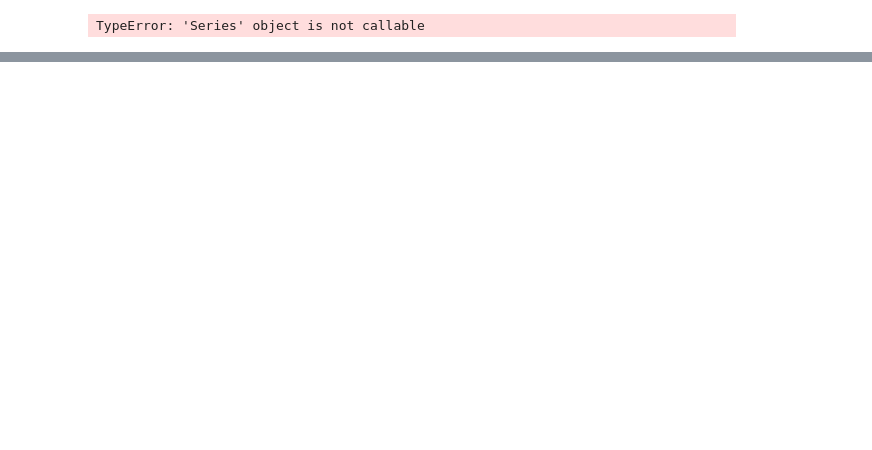
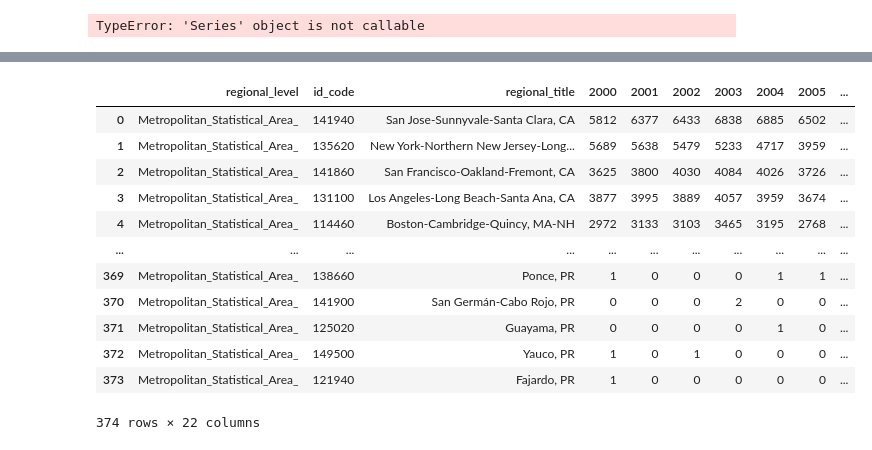
Before and after one commit to 107SBakst/107SBakst.github.io, a Jupyter notebook: Python/Project_chart2.ipynb, the cells around one changed output, grey strips where cells are left out. Saved outputs shown, nothing was run; the diff lists cells and outputs as text; code cells hidden in the pictures; blank space fills up the shorter version.

```diff
--- a/Python/Project_chart2.ipynb
+++ b/Python/Project_chart2.ipynb
@@ -266,0 +358,21 @@ TypeError: ufunc 'bitwise_and' not supported for the input types, and the inputs
+# %%
+dfip[['city_name', 'state_code']] = dfip['regional_title'].str.split(',',1,expand=True)
+dfip['regional_level'] = dfip['regional_level'].str.replace(' ','_')
+metroip = dfip[dfip['regional_level'] == 'Metropolitan_Statistical_Area_']
+
+metroip = metroip[0:374] # This is to drop the row that totals all MSA rows.
+metroip
+# %% [output]
+|  | regional_level | id_code | regional_title | 2000 | 2001 | 2002 | 2003 | 2004 | 2005 | ... |
+| 0 | Metropolitan_Statistical_Area_ | 141940 | San Jose-Sunnyvale-Santa Clara, CA | 5812 | 6377 | 6433 | 6838 | 6885 | 6502 | ... |
+| 1 | Metropolitan_Statistical_Area_ | 135620 | New York-Northern New Jersey-Long... | 5689 | 5638 | 5479 | 5233 | 4717 | 3959 | ... |
+| 2 | Metropolitan_Statistical_Area_ | 141860 | San Francisco-Oakland-Fremont, CA | 3625 | 3800 | 4030 | 4084 | 4026 | 3726 | ... |
+| 3 | Metropolitan_Statistical_Area_ | 131100 | Los Angeles-Long Beach-Santa Ana, CA | 3877 | 3995 | 3889 | 4057 | 3959 | 3674 | ... |
+| 4 | Metropolitan_Statistical_Area_ | 114460 | Boston-Cambridge-Quincy, MA-NH | 2972 | 3133 | 3103 | 3465 | 3195 | 2768 | ... |
+| ... | ... | ... | ... | ... | ... | ... | ... | ... | ... | ... |
+| 369 | Metropolitan_Statistical_Area_ | 138660 | Ponce, PR | 1 | 0 | 0 | 0 | 1 | 1 | ... |
+| 370 | Metropolitan_Statistical_Area_ | 141900 | San Germán-Cabo Rojo, PR | 0 | 0 | 0 | 2 | 0 | 0 | ... |
+| 371 | Metropolitan_Statistical_Area_ | 125020 | Guayama, PR | 0 | 0 | 0 | 0 | 1 | 0 | ... |
+| 372 | Metropolitan_Statistical_Area_ | 149500 | Yauco, PR | 1 | 0 | 1 | 0 | 0 | 0 | ... |
+| 373 | Metropolitan_Statistical_Area_ | 121940 | Fajardo, PR | 1 | 0 | 0 | 0 | 0 | 0 | ... |
+374 rows × 22 columns
```
Also changed, not shown: parts of 8 cells of this notebook.
